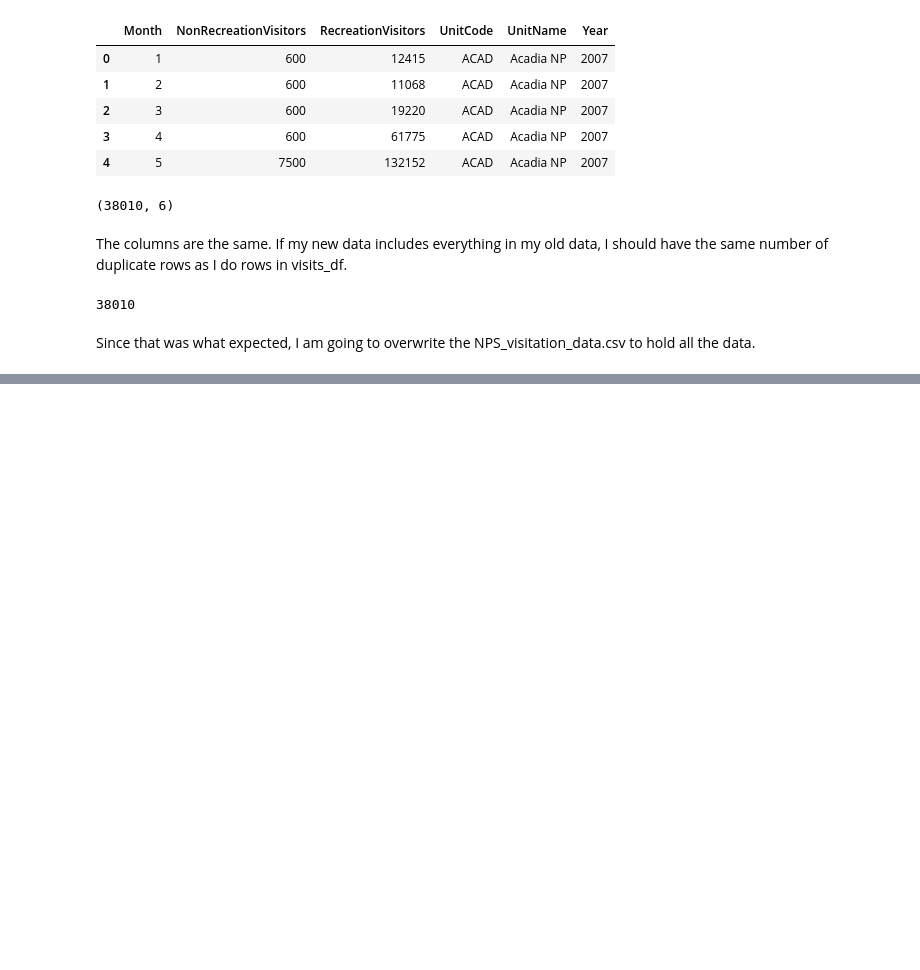
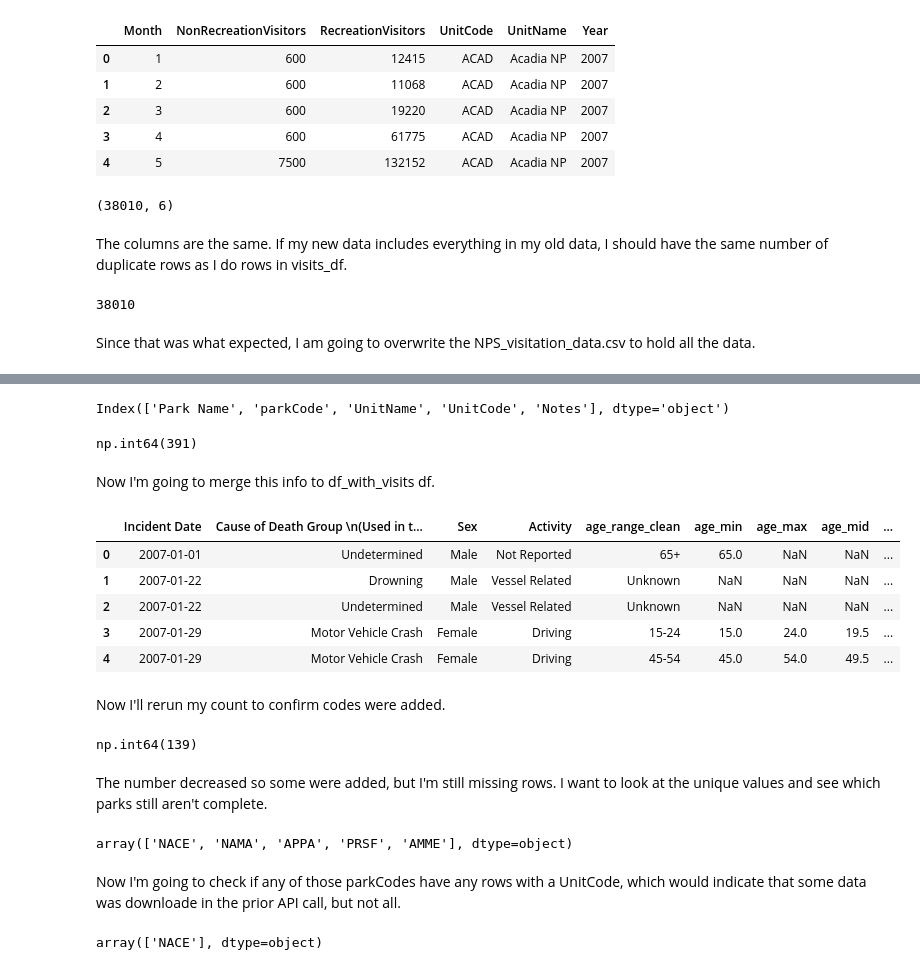
Before and after one commit to jeccalong/NPS_mini_project, a Jupyter notebook: Notebooks/NPS_mini_project.ipynb, the cells around one changed output, grey strips where cells are left out. Drawn from its saved outputs; the diff is of its cells as text; code cells hidden in the pictures; blank space fills up the shorter version.

```diff
--- a/Notebooks/NPS_mini_project.ipynb
+++ b/Notebooks/NPS_mini_project.ipynb
@@ -1777,0 +1737,4 @@ all_visits_df.to_csv("../data/NPS_visitation_data.csv", index=False)
+# %%
+df_corrected_park_codes = pd.read_csv("../Data/corrected_park_codes.csv")
+
+df_corrected_park_codes.head()
@@ -1777,0 +1750,7 @@ all_visits_df.to_csv("../data/NPS_visitation_data.csv", index=False)
+# %%
+df_corrected_park_codes = df_corrected_park_codes.rename(
+    columns={"Queried parkCode": "parkCode",
+             "Matched visitsParkName": "UnitName",
+             "Matched visitsParkCode": "UnitCode"})
+
+df_corrected_park_codes.head()
@@ -1777,0 +1774,66 @@ all_visits_df.to_csv("../data/NPS_visitation_data.csv", index=False)
+# %%
+df_corrected_park_codes.columns
+# %% [output]
+Index(['Park Name', 'parkCode', 'UnitName', 'UnitCode', 'Notes'], dtype='object')
+# %%
+df_with_visits["UnitCode"].isnull().sum()
+# %% [output]
+np.int64(391)
+# %% [markdown]
+Now I'm going to merge this info to df_with_visits df.
+# %%
+# 0) make sure there are no sneaky spaces in the corrected df
+#df_corrected_park_codes.columns = df_corrected_park_codes.columns.str.strip()
+
+# 1) now do the merge (this should work now)
+df_with_visits = df_with_visits.merge(
+    df_corrected_park_codes[["Park Name", "UnitCode", "UnitName"]],
+    how="left",
+    left_on="fullName_official",
+    right_on="Park Name",
+    suffixes=("", "_corr")   # new cols from corrected df will be UnitCode_corr, UnitName_corr
+)
+
+# 2) fill ONLY where original was NaN, using the corrected ones
+df_with_visits["UnitCode"] = df_with_visits["UnitCode"].fillna(df_with_visits["UnitCode_corr"])
+df_with_visits["UnitName"] = df_with_visits["UnitName"].fillna(df_with_visits["UnitName_corr"])
+
+# 3) drop helper columns
+df_with_visits = df_with_visits.drop(columns=["Park Name", "UnitCode_corr", "UnitName_corr"])
+
+df_with_visits.head()
+# %% [output]
+|  | Incident Date | Cause of Death Group \n(Used in t... | Sex | Activity | age_range_clean | age_min | age_max | age_mid | ... |
+| 0 | 2007-01-01 | Undetermined | Male | Not Reported | 65+ | 65.0 | NaN | NaN | ... |
+| 1 | 2007-01-22 | Drowning | Male | Vessel Related | Unknown | NaN | NaN | NaN | ... |
+| 2 | 2007-01-22 | Undetermined | Male | Vessel Related | Unknown | NaN | NaN | NaN | ... |
+| 3 | 2007-01-29 | Motor Vehicle Crash | Female | Driving | 15-24 | 15.0 | 24.0 | 19.5 | ... |
+| 4 | 2007-01-29 | Motor Vehicle Crash | Female | Driving | 45-54 | 45.0 | 54.0 | 49.5 | ... |
+# %% [markdown]
+Now I'll rerun my count to confirm codes were added.
+# %%
+df_with_visits["UnitCode"].isnull().sum()
+# %% [output]
+np.int64(139)
+# %% [markdown]
+The number decreased so some were added, but I'm still missing rows. I want to look at the unique values and see which parks still aren't complete.
+# %%
+df_with_visits[df_with_visits["UnitCode"].isnull()]["parkCode"].unique()
+# %% [output]
+array(['NACE', 'NAMA', 'APPA', 'PRSF', 'AMME'], dtype=object)
+# %% [markdown]
+Now I'm going to check if any of those parkCodes have any rows with a UnitCode, which would indicate that some data was downloade in the prior API call, but not all.
+# %%
+#Get the parkCodes where UnitCode is null
+missing_codes = df_with_visits.loc[df_with_visits["UnitCode"].isnull(), "parkCode"].unique()
+
+#Filter rows where parkCode is one of those, and UnitCode is NOT null
+partial_matches = df_with_visits.loc[
+    df_with_visits["parkCode"].isin(missing_codes) & df_with_visits["UnitCode"].notnull(),
+    ["parkCode", "UnitCode"]
+]
+
+#View the unique parkCodes that have both missing and present UnitCodes
+partial_matches["parkCode"].unique()
+# %% [output]
+array(['NACE'], dtype=object)
```
Also changed, not shown: parts of 49 cells of this notebook, 4 other files.
